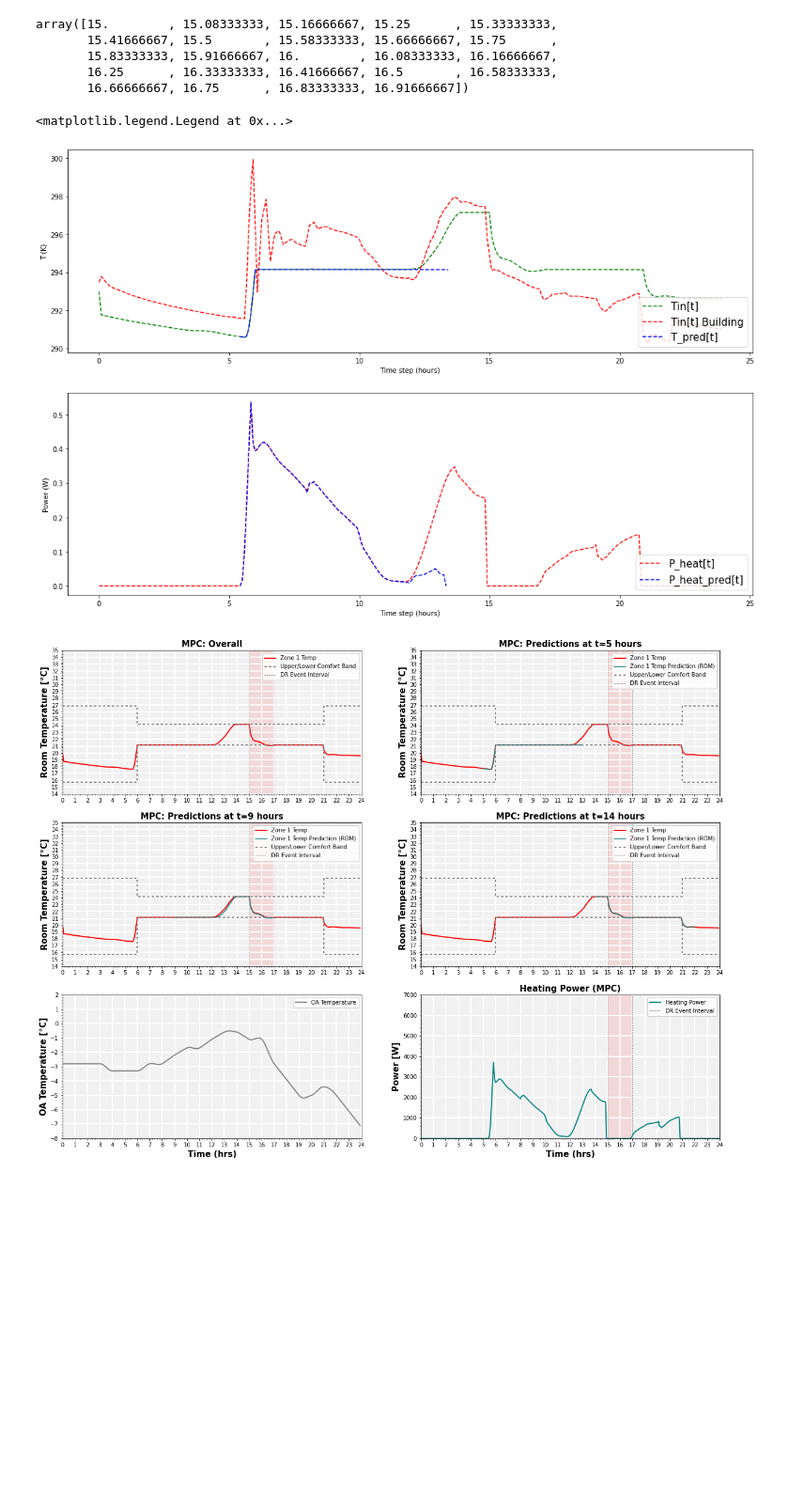
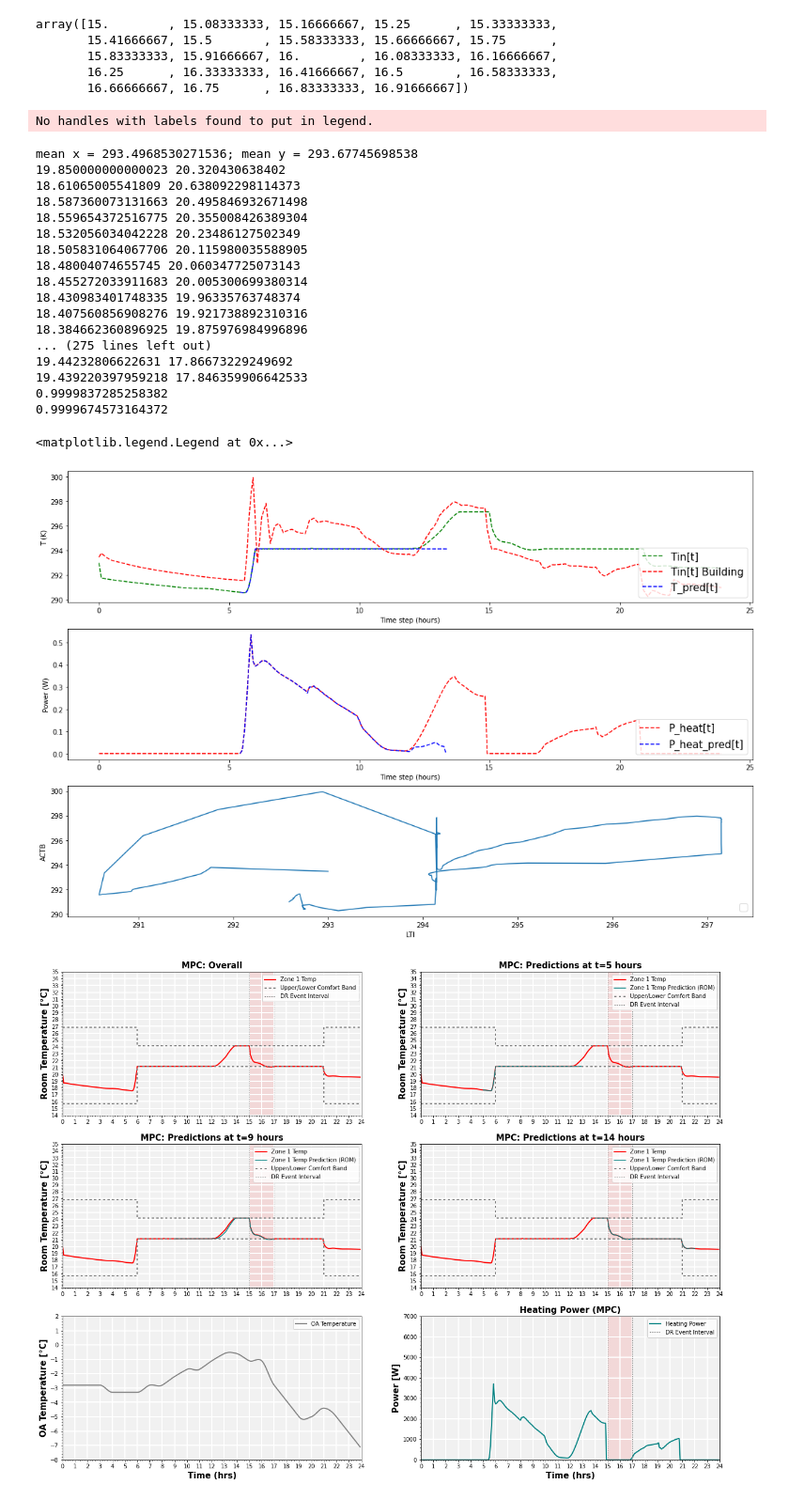
Before and after one commit to henze-research-group/MODRLC, a Jupyter notebook: examples/python/dompc/results/plotting.ipynb, the cells around one changed output. Shown at 94% size. Cells and saved outputs as stored; diff of their text form; code cells hidden in the pictures; blank space fills up the shorter version.

```diff
--- a/examples/python/dompc/results/plotting.ipynb
+++ b/examples/python/dompc/results/plotting.ipynb
@@ -107,32 +109,82 @@ array([15.        , 15.08333333, 15.16666667, 15.25      , 15.33333333,
 # %%
 # Test plotting some variables
 
 # max_t: max range of values for the actual observations
 # mpc_t_ind: index from which to start the MPC predictions
 max_t = 288
 mpc_t_ind=65
 mpc_horizon = 97
 
 k=plt.figure(figsize=(18,12),facecolor='white')
-y1 = k.add_subplot(2,1,1)
+y1 = k.add_subplot(3,1,1)
 y1.plot(time_data[:max_t], sim_data['_x', 't_indoor'][:max_t], 'g--', label="Tin[t]")
 y1.plot(time_data[:max_t], historian['t_indoor_measured']+273.15, 'r--', label="Tin[t] Building")
 mpc_data = sim_data.prediction(('_x', 't_indoor'), t_ind=mpc_t_ind)[0]  # there is only one element on this state variable.
 y1.plot(time_data[mpc_t_ind:mpc_t_ind+mpc_horizon], mpc_data, 'b--', label="T_pred[t]")
 y1.set_xlabel('Time step (hours)')
 y1.set_ylabel('T (K)')
 y1.legend(loc=4, prop={"size":15})
 
-y2 = k.add_subplot(2,1,2)
+y2 = k.add_subplot(3,1,2)
 y2.plot(time_data[:max_t], sim_data['_u', 'heating_power'][:max_t], 'r--', label="P_heat[t]")
 mpc_data = sim_data.prediction(('_u', 'heating_power'), t_ind=mpc_t_ind)[0]
 y2.plot(time_data[mpc_t_ind:mpc_t_ind+mpc_horizon-1], mpc_data, 'b--', label="P_heat_pred[t]")
 y2.set_xlabel('Time step (hours)')
 y2.set_ylabel('Power (W)')
 y2.legend(loc=4, prop={"size":15})
+
+# calculate R2
+x_list = []
+y_list = []
+for i in range(len(sim_data['_x', 't_indoor'][:max_t])):
+    x_list.append(sim_data['_x', 't_indoor'][:max_t][i][0]-273.15)
+    y_list.append(historian['t_indoor_measured'][i]+273.15-273.15)
+
+mean_x = statistics.mean(x_list)
+mean_y = statistics.mean(y_list)
+print(f"mean x = {mean_x}; mean y = {mean_y}")
+num = 0
+denom_x = 0
+denom_y = 0
+for i in range(len(x_list)):
+    x = x_list[i]
+    y = y_list[i]
+    print(f"{x} {y}")
+
+    num += (x - mean_x) * (y - mean_y)
+    denom_x += (x - mean_x)**2
+    denom_y += (y - mean_y)**2
+
+r = num / math.sqrt(denom_x * denom_y)
+print(r)
+print(r**2)
+
+y3 = k.add_subplot(3,1,3)
+y3.plot(x_list, y_list)
+y3.set_xlabel('LTI')
+y3.set_ylabel('ACTB')
+y3.legend(loc=4, prop={"size":15})
 # %% [output]
-<matplotlib.legend.Legend at 0x...>
+No handles with labels found to put in legend.
+mean x = 293.4968530271536; mean y = 293.67745698538
+19.850000000000023 20.320430638402
+18.61065005541809 20.638092298114373
+18.587360073131663 20.495846932671498
+18.559654372516775 20.355008426389304
+18.532056034042228 20.23486127502349
+18.505831064067706 20.115980035588905
+18.48004074655745 20.060347725073143
+18.455272033911683 20.005300699380314
+18.430983401748335 19.96335763748374
+18.407560856908276 19.921738892310316
+18.384662360896925 19.875976984996896
+... (275 lines left out)
+19.44232806622631 17.86673229249692
+19.439220397959218 17.846359906642533
+0.9999837285258382
+0.9999674573164372
+<matplotlib.legend.Legend at 0x...>
-[figure, old version]
+[figure, new version]
 # %%
 # configuration variables
 max_t = 288
```
Also changed, not shown: parts of 2 cells of this notebook.
